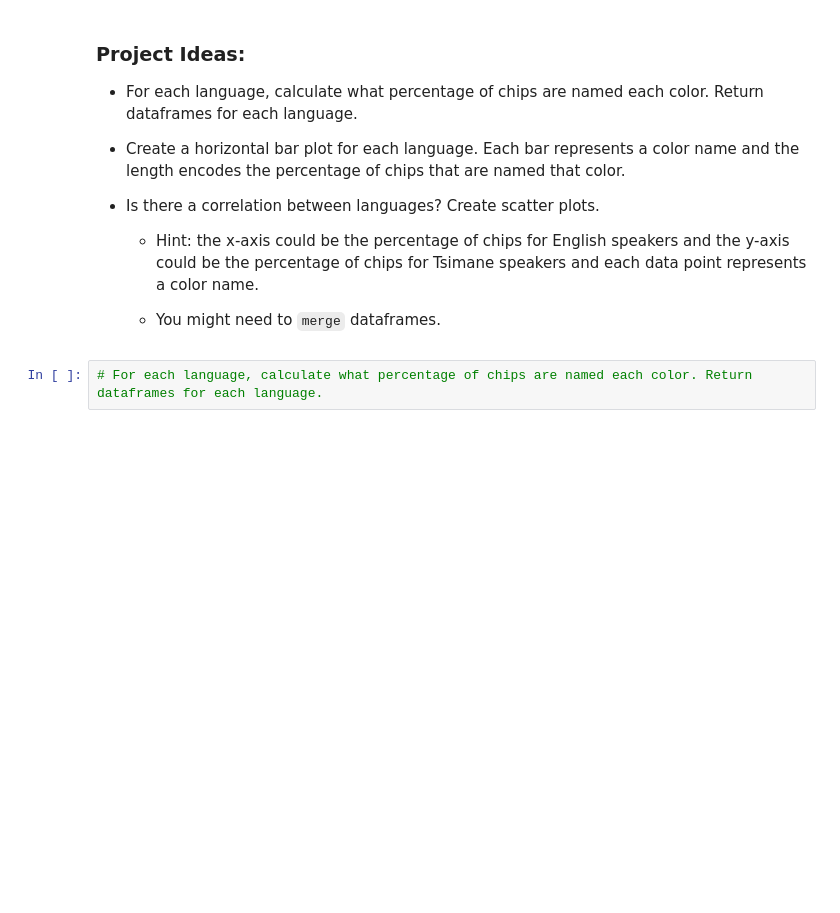
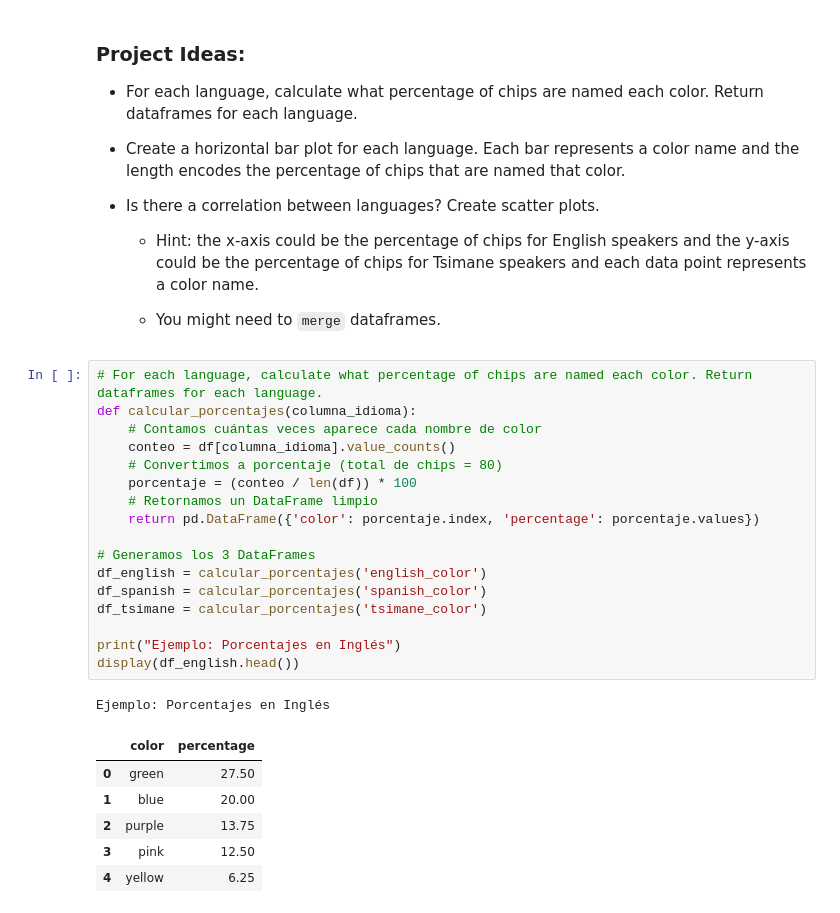
Before and after one commit to m00n07/mineria_de_datos, a Jupyter notebook: naming_colors.ipynb, the cells around one changed output. Drawn from its saved outputs; the diff is of its cells as text; blank space fills up the shorter version.

```diff
--- a/naming_colors.ipynb
+++ b/naming_colors.ipynb
@@ -68,7 +68,30 @@ plot_colors('english_color')
 	- Hint: the x-axis could be the percentage of chips for English speakers and the y-axis could be the percentage of chips for Tsimane speakers and each data point represents a color name.
 
 	- You might need to `merge` dataframes.
-# %%
-# For each language, calculate what percentage of chips are named each color. Return dataframes for each language.
+# %%
+# For each language, calculate what percentage of chips are named each color. Return dataframes for each language.
+def calcular_porcentajes(columna_idioma):
+    # Contamos cuántas veces aparece cada nombre de color
+    conteo = df[columna_idioma].value_counts()
+    # Convertimos a porcentaje (total de chips = 80)
+    porcentaje = (conteo / len(df)) * 100
+    # Retornamos un DataFrame limpio
+    return pd.DataFrame({'color': porcentaje.index, 'percentage': porcentaje.values})
+
+# Generamos los 3 DataFrames
+df_english = calcular_porcentajes('english_color')
+df_spanish = calcular_porcentajes('spanish_color')
+df_tsimane = calcular_porcentajes('tsimane_color')
+
+print("Ejemplo: Porcentajes en Inglés")
+display(df_english.head())
+# %% [output]
+Ejemplo: Porcentajes en Inglés
+|  | color | percentage |
+| 0 | green | 27.50 |
+| 1 | blue | 20.00 |
+| 2 | purple | 13.75 |
+| 3 | pink | 12.50 |
+| 4 | yellow | 6.25 |
 # %%
 # Create a horizontal bar plot for each language. Each bar represents a color name and the length encodes the percentage of chips that are named that color.
```
Also changed, not shown: parts of 3 cells of this notebook.
